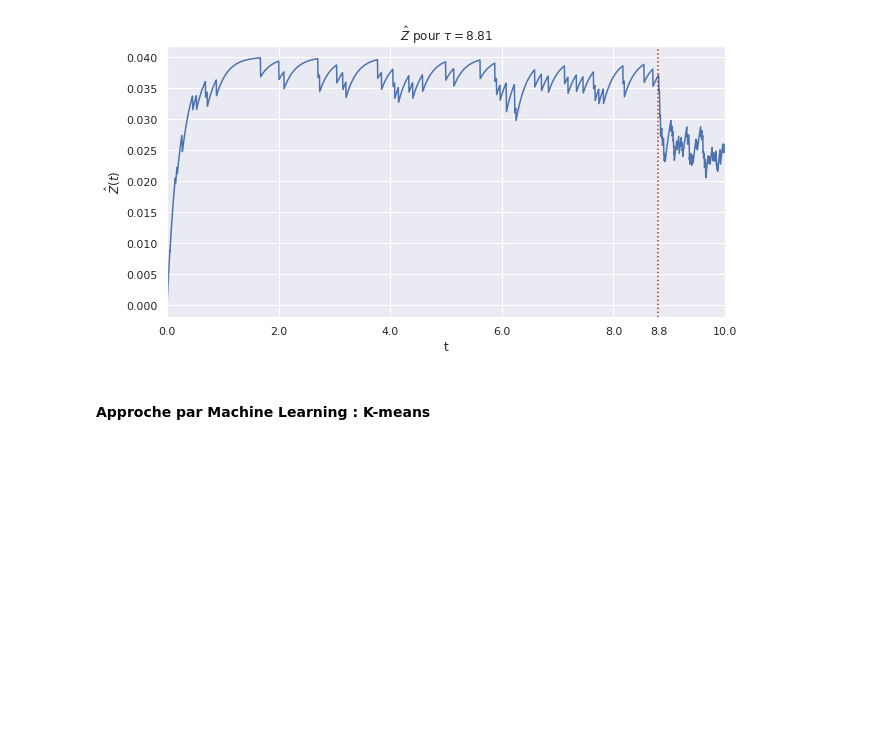
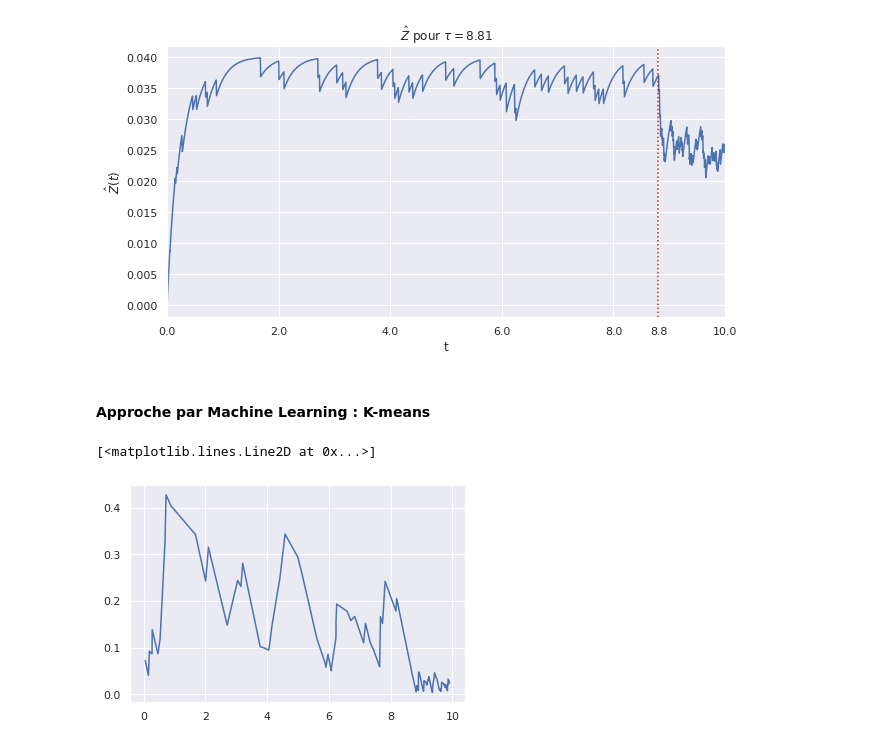
Before and after one commit to littlebuzzybee/MACS207b-Projet, a Jupyter notebook: MACS207b_Personnaz_Ly.ipynb, the cells around one changed output. Drawn from its saved outputs; the diff is of its cells as text; code cells hidden in the pictures; blank space fills up the shorter version.

```diff
--- a/MACS207b_Personnaz_Ly.ipynb
+++ b/MACS207b_Personnaz_Ly.ipynb
@@ -183,0 +180,10 @@ arrivals = arrivals.reshape(-1,1)
+# %%
+means = arrivals[1:] - arrivals[:-1]
+pad = np.concatenate(([0],means,[0]))
+smooth = (means[:-2]+means[1:-1]+means[2:])/3
+concat = np.array([[smooth[i],arrivals[i]] for i in range(len(smooth))])
+concat.shape
+plt.plot(arrivals[:-3],smooth)
+# %% [output]
+[<matplotlib.lines.Line2D at 0x...>]
+[figure, added]
```
Also changed, not shown: parts of 5 cells of this notebook.
